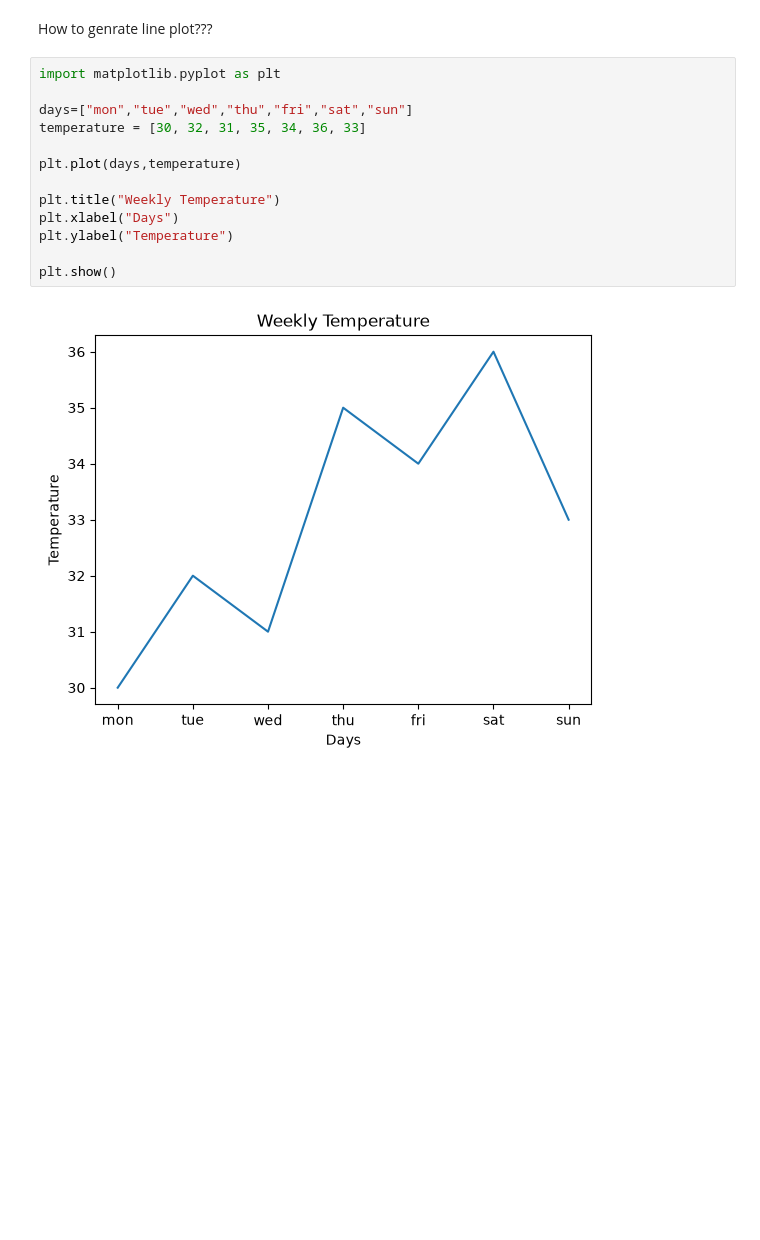
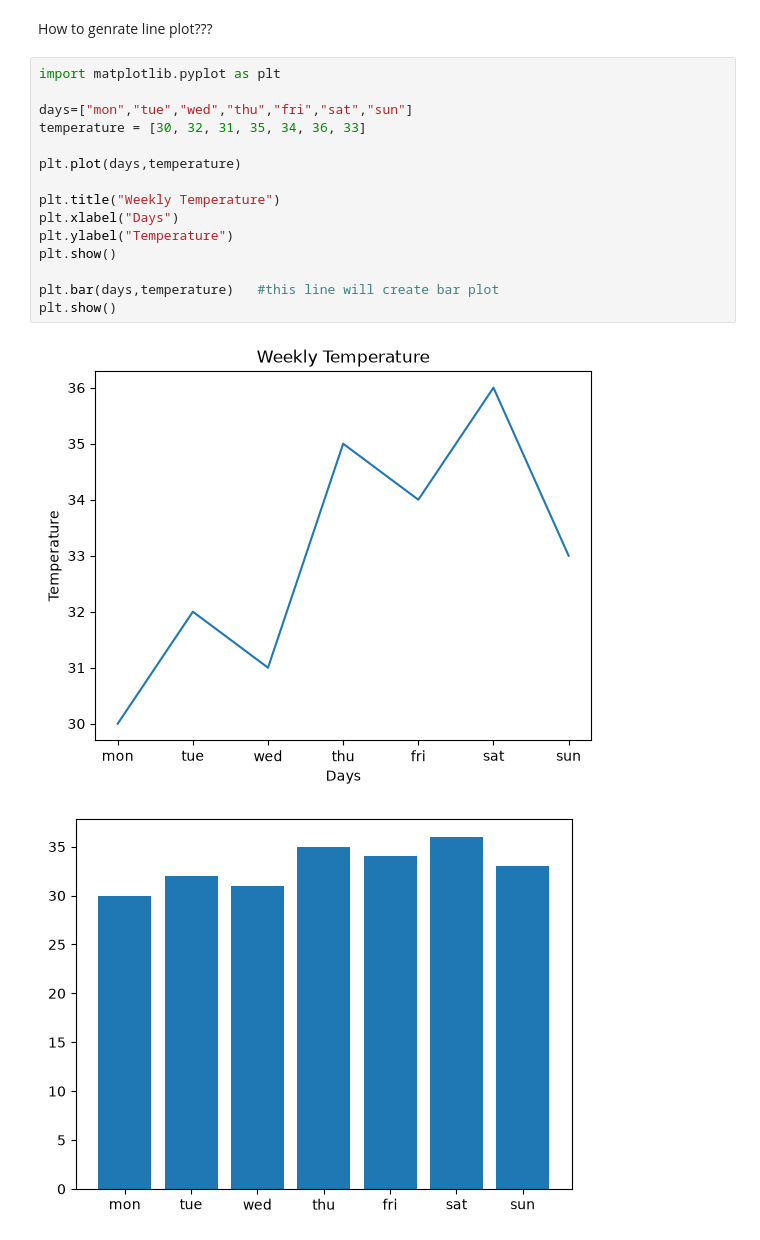
Before and after one commit to RAMEEZRAJA5555/Data_Engineering_Phase1, a Jupyter notebook: Python_Libraries/Matplotlib/Matplotlib_Plots/Line_Plot/line_plot.ipynb, the cells around one changed output. Drawn from its saved outputs; the diff is of its cells as text; blank space fills up the shorter version.

Commit message:
added some notes and code for plots

```diff
--- a/Python_Libraries/Matplotlib/Matplotlib_Plots/Line_Plot/line_plot.ipynb
+++ b/Python_Libraries/Matplotlib/Matplotlib_Plots/Line_Plot/line_plot.ipynb
@@ -3,18 +3,21 @@ How to genrate line plot???
 # %%
 import matplotlib.pyplot as plt
 
 days=["mon","tue","wed","thu","fri","sat","sun"]
 temperature = [30, 32, 31, 35, 34, 36, 33]
 
 plt.plot(days,temperature)
 
 plt.title("Weekly Temperature")
 plt.xlabel("Days")
 plt.ylabel("Temperature")
+plt.show()
 
+plt.bar(days,temperature)   #this line will create bar plot
 plt.show()
 # %% [output]
 [figure]
+[figure, added]
 # %%
 import matplotlib.pyplot as plt
 import pandas as pd
```
Also changed, not shown: parts of 1 cell of this notebook, 3 other files.
